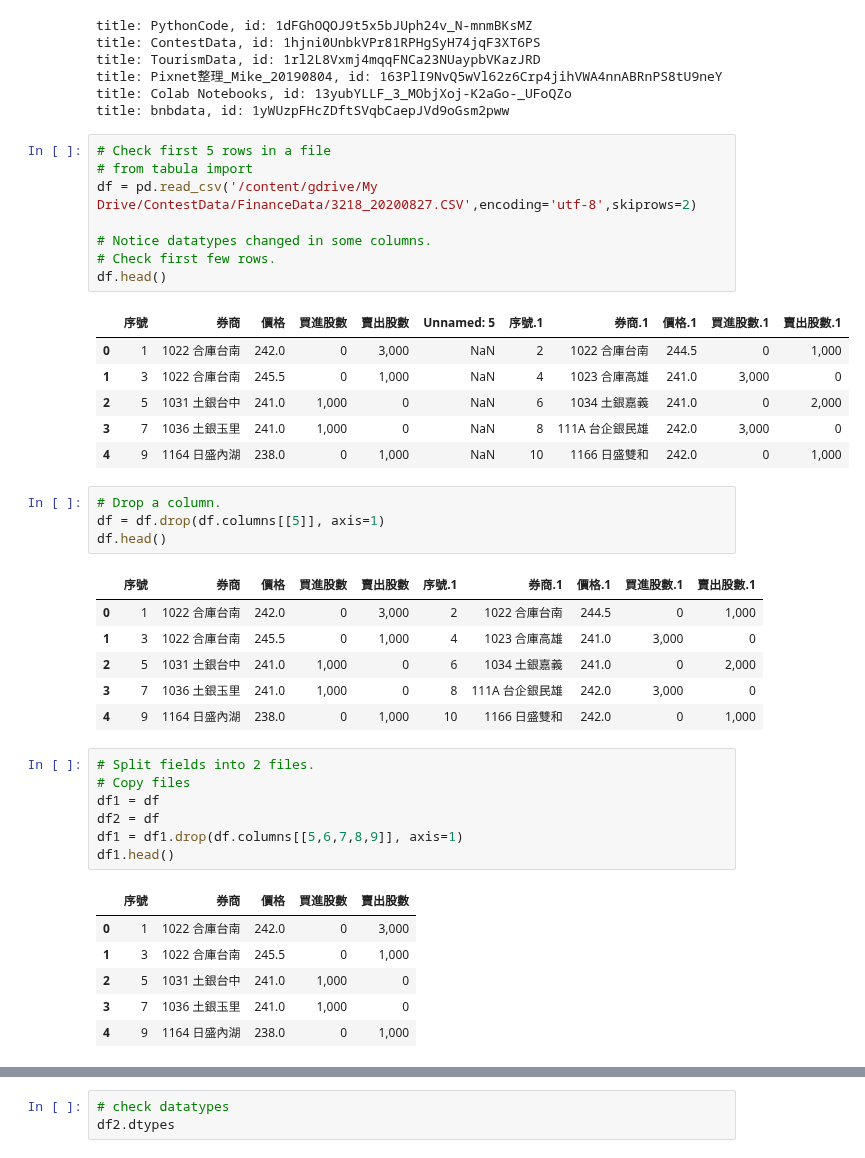
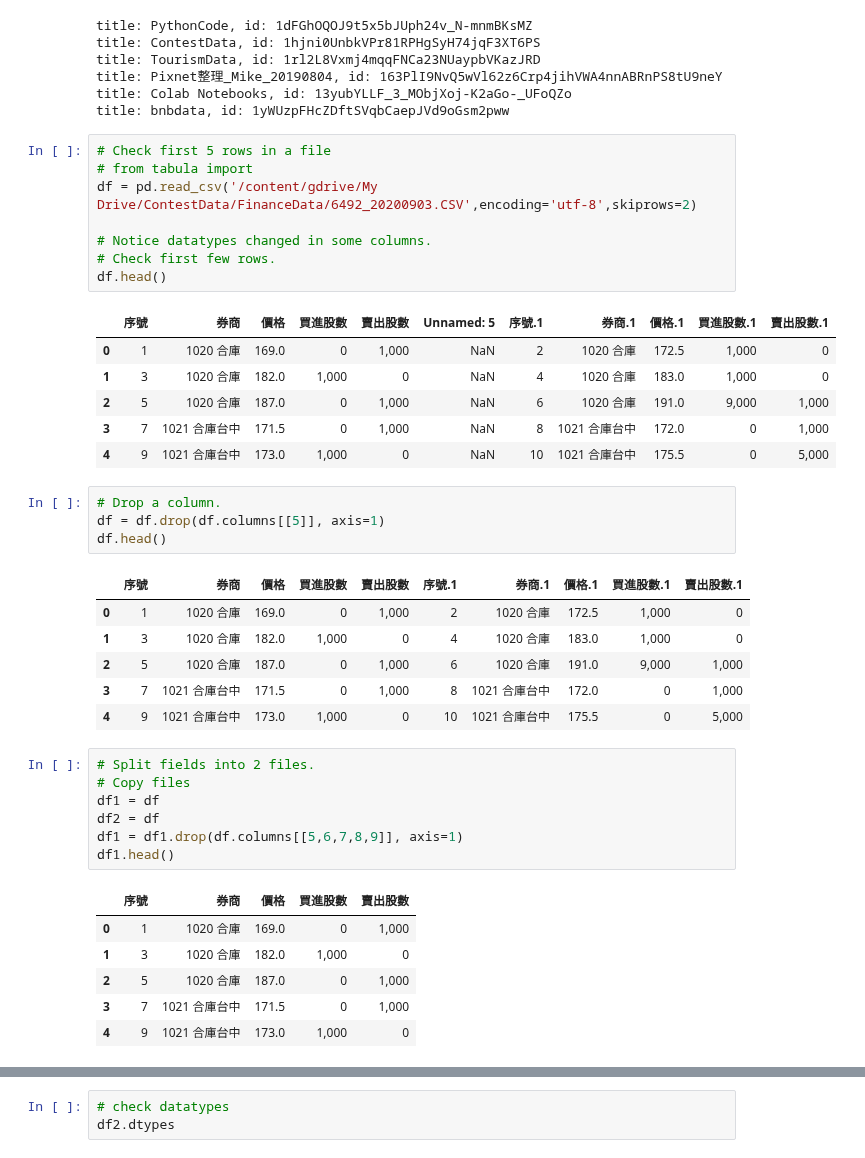
Before and after one commit to cwcheng0/practicepython, a Jupyter notebook: TaiwanStockCountOTC.ipynb, the cells around one changed output, grey strips where cells are left out. Saved outputs shown, nothing was run; the diff lists cells and outputs as text.

```diff
--- a/TaiwanStockCountOTC.ipynb
+++ b/TaiwanStockCountOTC.ipynb
@@ -54,29 +54,29 @@ title: bnbdata, id: 1yWUzpFHcZDftSVqbCaepJVd9oGsm2pww
 # %%
 # Check first 5 rows in a file
 # from tabula import
-df = pd.read_csv('/content/gdrive/My Drive/ContestData/FinanceData/3218_20200827.CSV',encoding='utf-8',skiprows=2)
+df = pd.read_csv('/content/gdrive/My Drive/ContestData/FinanceData/6492_20200903.CSV',encoding='utf-8',skiprows=2)
 
 # Notice datatypes changed in some columns.
 # Check first few rows.
 df.head()
 # %% [output]
 |  | 序號 | 券商 | 價格 | 買進股數 | 賣出股數 | Unnamed: 5 | 序號.1 | 券商.1 | 價格.1 | 買進股數.1 | 賣出股數.1 |
-| 0 | 1 | 1022 合庫台南 | 242.0 | 0 | 3,000 | NaN | 2 | 1022 合庫台南 | 244.5 | 0 | 1,000 |
-| 1 | 3 | 1022 合庫台南 | 245.5 | 0 | 1,000 | NaN | 4 | 1023 合庫高雄 | 241.0 | 3,000 | 0 |
-| 2 | 5 | 1031 土銀台中 | 241.0 | 1,000 | 0 | NaN | 6 | 1034 土銀嘉義 | 241.0 | 0 | 2,000 |
-| 3 | 7 | 1036 土銀玉里 | 241.0 | 1,000 | 0 | NaN | 8 | 111A 台企銀民雄 | 242.0 | 3,000 | 0 |
-| 4 | 9 | 1164 日盛內湖 | 238.0 | 0 | 1,000 | NaN | 10 | 1166 日盛雙和 | 242.0 | 0 | 1,000 |
+| 0 | 1 | 1020 合庫 | 169.0 | 0 | 1,000 | NaN | 2 | 1020 合庫 | 172.5 | 1,000 | 0 |
+| 1 | 3 | 1020 合庫 | 182.0 | 1,000 | 0 | NaN | 4 | 1020 合庫 | 183.0 | 1,000 | 0 |
+| 2 | 5 | 1020 合庫 | 187.0 | 0 | 1,000 | NaN | 6 | 1020 合庫 | 191.0 | 9,000 | 1,000 |
+| 3 | 7 | 1021 合庫台中 | 171.5 | 0 | 1,000 | NaN | 8 | 1021 合庫台中 | 172.0 | 0 | 1,000 |
+| 4 | 9 | 1021 合庫台中 | 173.0 | 1,000 | 0 | NaN | 10 | 1021 合庫台中 | 175.5 | 0 | 5,000 |
 # %%
 # Drop a column.
 df = df.drop(df.columns[[5]], axis=1)
 df.head()
 # %% [output]
 |  | 序號 | 券商 | 價格 | 買進股數 | 賣出股數 | 序號.1 | 券商.1 | 價格.1 | 買進股數.1 | 賣出股數.1 |
-| 0 | 1 | 1022 合庫台南 | 242.0 | 0 | 3,000 | 2 | 1022 合庫台南 | 244.5 | 0 | 1,000 |
-| 1 | 3 | 1022 合庫台南 | 245.5 | 0 | 1,000 | 4 | 1023 合庫高雄 | 241.0 | 3,000 | 0 |
-| 2 | 5 | 1031 土銀台中 | 241.0 | 1,000 | 0 | 6 | 1034 土銀嘉義 | 241.0 | 0 | 2,000 |
-| 3 | 7 | 1036 土銀玉里 | 241.0 | 1,000 | 0 | 8 | 111A 台企銀民雄 | 242.0 | 3,000 | 0 |
-| 4 | 9 | 1164 日盛內湖 | 238.0 | 0 | 1,000 | 10 | 1166 日盛雙和 | 242.0 | 0 | 1,000 |
+| 0 | 1 | 1020 合庫 | 169.0 | 0 | 1,000 | 2 | 1020 合庫 | 172.5 | 1,000 | 0 |
+| 1 | 3 | 1020 合庫 | 182.0 | 1,000 | 0 | 4 | 1020 合庫 | 183.0 | 1,000 | 0 |
+| 2 | 5 | 1020 合庫 | 187.0 | 0 | 1,000 | 6 | 1020 合庫 | 191.0 | 9,000 | 1,000 |
+| 3 | 7 | 1021 合庫台中 | 171.5 | 0 | 1,000 | 8 | 1021 合庫台中 | 172.0 | 0 | 1,000 |
+| 4 | 9 | 1021 合庫台中 | 173.0 | 1,000 | 0 | 10 | 1021 合庫台中 | 175.5 | 0 | 5,000 |
 # %%
 # Split fields into 2 files.
 # Copy files
@@ -86,11 +86,11 @@ df1 = df1.drop(df.columns[[5,6,7,8,9]], axis=1)
 df1.head()
 # %% [output]
 |  | 序號 | 券商 | 價格 | 買進股數 | 賣出股數 |
-| 0 | 1 | 1022 合庫台南 | 242.0 | 0 | 3,000 |
-| 1 | 3 | 1022 合庫台南 | 245.5 | 0 | 1,000 |
-| 2 | 5 | 1031 土銀台中 | 241.0 | 1,000 | 0 |
-| 3 | 7 | 1036 土銀玉里 | 241.0 | 1,000 | 0 |
-| 4 | 9 | 1164 日盛內湖 | 238.0 | 0 | 1,000 |
+| 0 | 1 | 1020 合庫 | 169.0 | 0 | 1,000 |
+| 1 | 3 | 1020 合庫 | 182.0 | 1,000 | 0 |
+| 2 | 5 | 1020 合庫 | 187.0 | 0 | 1,000 |
+| 3 | 7 | 1021 合庫台中 | 171.5 | 0 | 1,000 |
+| 4 | 9 | 1021 合庫台中 | 173.0 | 1,000 | 0 |
 # %%
 # Do it again
 df2 = df2.drop(df2.columns[[0,1,2,3,4]], axis=1)
```
Also changed, not shown: parts of 17 cells of this notebook.
